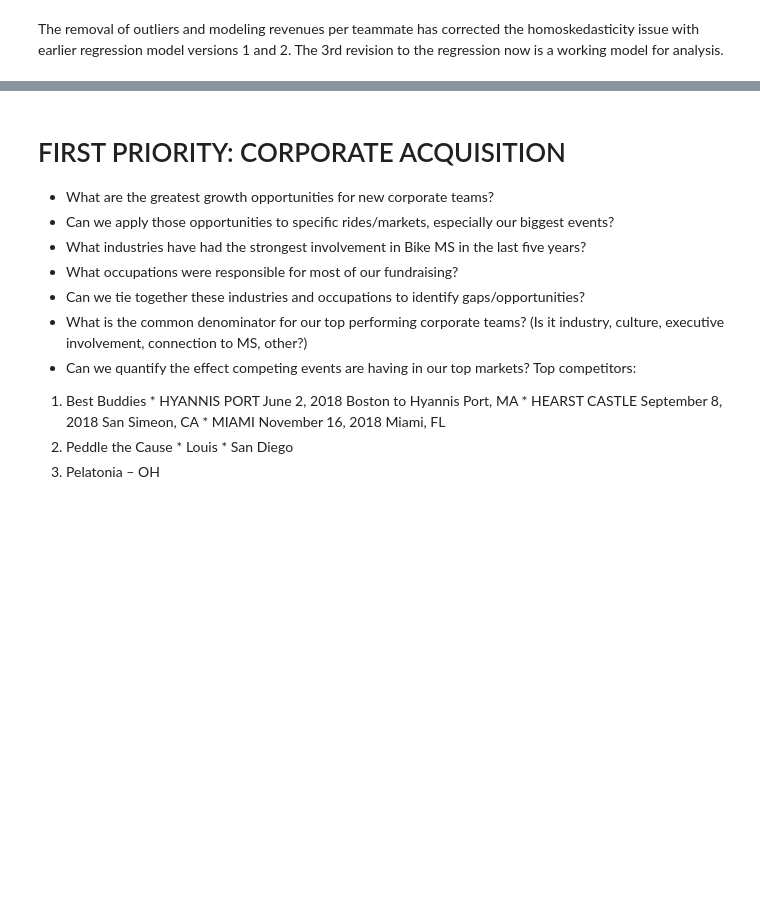
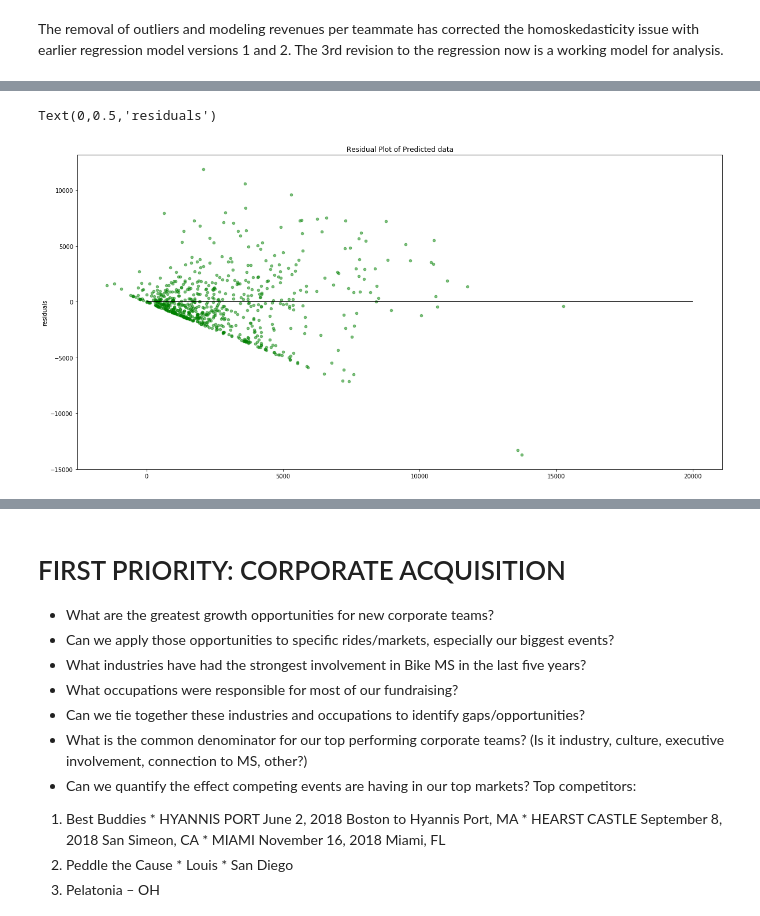
Before and after one commit to mills-jeffreyb/GENBA894, a Jupyter notebook: Mills_Jeff_CapstoneProject-National Bike Teams.ipynb, the cells around one changed output, grey strips where cells are left out. Drawn from its saved outputs; the diff is of its cells as text; code cells hidden in the pictures; blank space fills up the shorter version.

```diff
--- a/Mills_Jeff_CapstoneProject-National Bike Teams.ipynb
+++ b/Mills_Jeff_CapstoneProject-National Bike Teams.ipynb
@@ -1693,0 +1727,3 @@ The removal of outliers and modeling revenues per teammate has corrected the hom
+# %%
+ntdddd = nationalteamsd[nationalteamsd['Revenue Raised'] < 16265]
+ntdddd.head()
@@ -1693,0 +1751,11 @@ The removal of outliers and modeling revenues per teammate has corrected the hom
+# %%
+#set up data for regression
+
+y = ntdddd['Revenue Raised']
+
+#Left out 'Other' for connection to MS, and'ND' for state to account for dummy trap
+X = ntdddd[["Number of Team Members (local)",'Event Month','Event Year','Relative has MS','None','No Connection','Has MS','Parent has MS','Spouse has MS','Child has MS','Sibling has MS','TX', 'PA', 'NJ', 'CA', 'MN', 'NY', 'FL', 'MA', 'IL', 'MI', 'OH', 'NC', 'WA', 'CO', 'MO', 'UT', 'MD', 'VA', 'CT', 'AZ', 'GA', 'WI', 'KY', 'KS', 'TN', 'AL', 'AR', 'DE', 'NH', 'DC', 'IN', 'OK', 'IA', 'AK', 'RI', 'RI', 'NM', 'NE', 'NV', 'OR', 'MS', 'SD', 'WV', 'LA', 'ME', 'SC','MT']]
+X = sm.add_constant(X)
+#check data
+
+X.head()
@@ -1693,0 +1799,6 @@ The removal of outliers and modeling revenues per teammate has corrected the hom
+# %%
+# Fitting regression model
+
+linreg = LinearRegression()
+
+linreg.fit(X, y)
@@ -1693,0 +1834,14 @@ The removal of outliers and modeling revenues per teammate has corrected the hom
+# %%
+# Residuals
+plt.figure(figsize=(20,10))
+
+plt.scatter(linreg.predict(X),y - linreg.predict(X), color=['green'],s=20,alpha=0.5)
+#plt.scatter(linreg.predict(X_test),linreg.predict(X_test) - y_test, color=['blue'],s=40)
+plt.hlines(y=0,xmin=0,xmax=20000)
+
+plt.title('Residual Plot of Predicted data')
+
+plt.ylabel('residuals')
+# %% [output]
+Text(0,0.5,'residuals')
+[figure, added]
```
Also changed, not shown: parts of 17 cells of this notebook.
